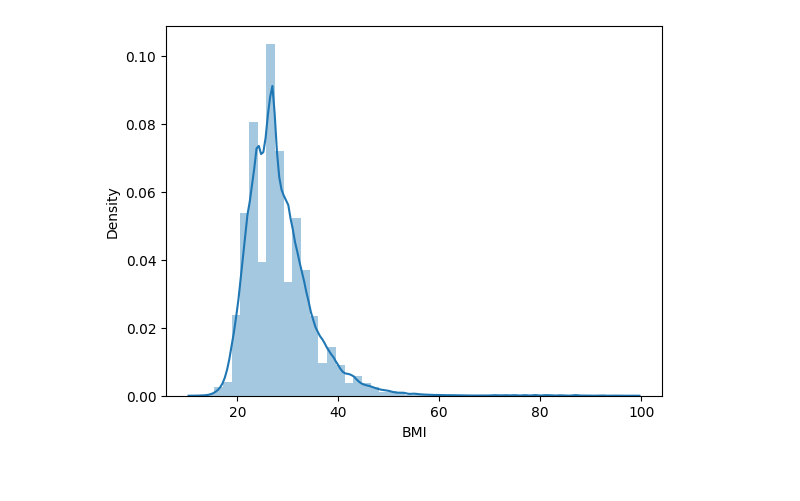
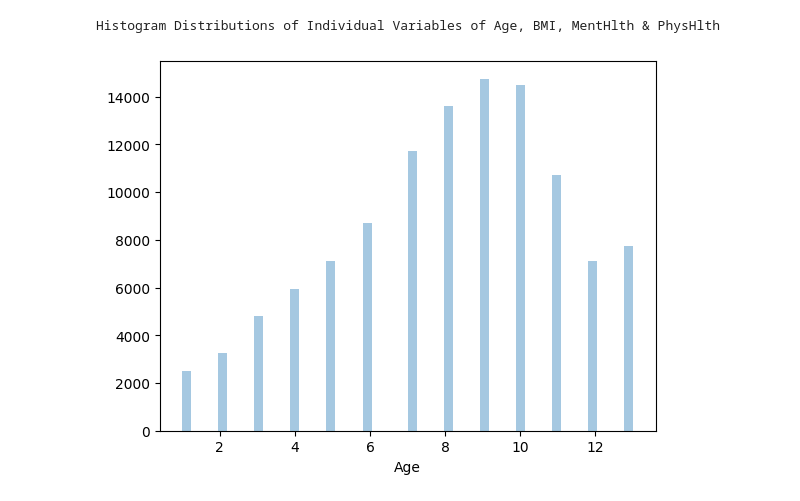
Before and after one commit to DerivativeJRM07/heart_jrm, a Jupyter notebook: Univariate_jrm.ipynb, the cells around one changed output. Cells and saved outputs as stored; diff of their text form; code cells hidden in the pictures.

```diff
--- a/Univariate_jrm.ipynb
+++ b/Univariate_jrm.ipynb
@@ -21,8 +21,12 @@ ht.head()
 5 rows × 22 columns
-# %%
-sns.distplot(ht['BMI']);
-# %% [output]
-[figure, removed]
+# %%
+print('Histogram Distributions of Individual Variables of Age, BMI, MentHlth & PhysHlth')
+# %% [output]
+Histogram Distributions of Individual Variables of Age, BMI, MentHlth & PhysHlth
+# %%
+ sns.distplot(ht['Age'],kde=False);
+# %% [output]
+[figure, added]
 # %%
  sns.distplot(ht['BMI'],kde=False);
 # %% [output]
```
Also changed, not shown: parts of 9 cells of this notebook.
